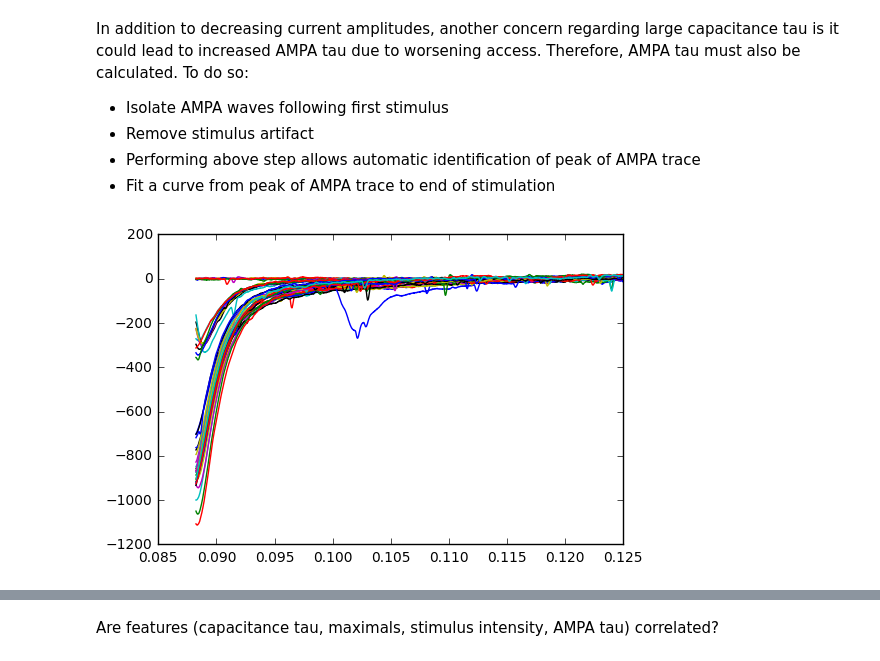
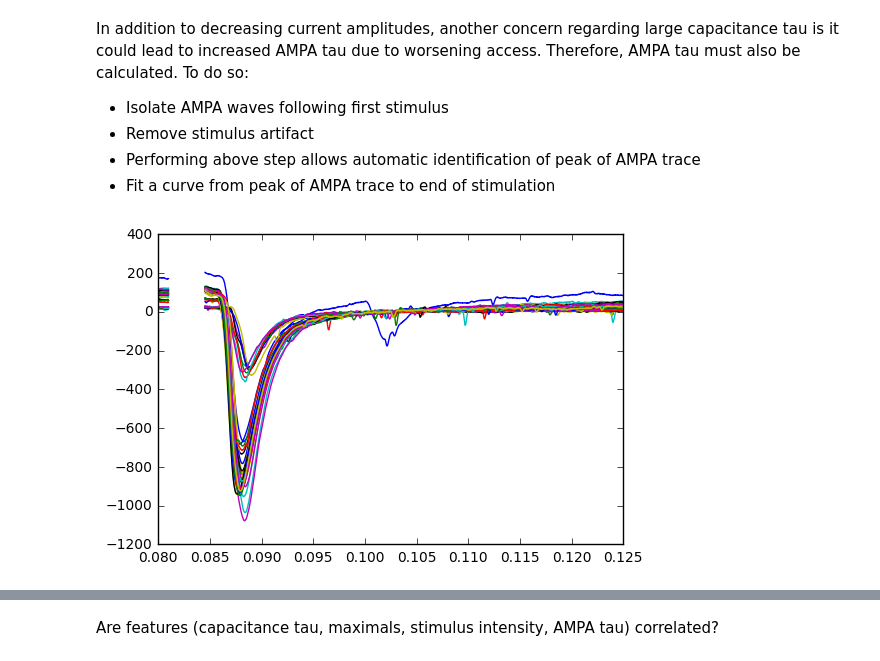
Before and after one commit to yuwie10/ephysAnalysis, a Jupyter notebook: ephysAnalysis2.ipynb, the cells around one changed output, grey strips where cells are left out. Cells and saved outputs as stored; diff of their text form; code cells hidden in the pictures.

```diff
--- a/ephysAnalysis2.ipynb
+++ b/ephysAnalysis2.ipynb
@@ -224,32 +277,30 @@ In addition to decreasing current amplitudes, another concern regarding large ca
 * Performing above step allows automatic identification of peak of AMPA trace
 * Fit a curve from peak of AMPA trace to end of stimulation
 # %%
-#redefine fxn so that can call time points, because must normalize AMPA decay to zero
 def normalize_traces(df, begin, end):
     '''Normalizes traces to baseline'''
     baseline = df[begin:end]
     baseline = baseline.dropna(axis = 0)
-    avg_baseline = baseline.apply(np.mean, axis = 0)
-    normalized_traces = df - avg_baseline
+    avg_baseline = baseline.mean()
+    normalized_traces = df.subtract(avg_baseline)
     return normalized_traces
 
 def remove_artifact(df, begin, end):
     '''Removes stimulus artifact'''
     df[begin:end] = np.nan
     return df
 
-#Find timepoint to normalize to AMPA decay baseline
-begin_AMPA_baseline = (first_stim_end - first_stim_begin) / 2
-
-normalized_AMPA = normalize_traces(all_waves[all_waves.columns[::2]],
-                                 begin_AMPA_baseline, first_stim_end)[first_stim_begin:first_stim_end]
+#Prep AMPA traces to fit decay curve
+#normalize AMPA traces to baseline, blank stimulus artifact
+AMPA = all_waves[all_waves.columns[::2]]
+normalized_AMPA = normalize_traces(AMPA, 0.096, 0.11)[first_stim_begin:first_stim_end]
 normalized_AMPA = remove_artifact(normalized_AMPA, first_art_begin, first_art_end)
 
-#identify cutoff for curve fitting automatically
-begin_AMPA_curve = normalized_AMPA.idxmin().median()
-AMPA_curve_to_fit = normalized_AMPA[begin_AMPA_curve:first_stim_end]
+#remove traces traces at zero = failures
+success_trace_index = normalized_AMPA.mean() <= -10 #if the mean of the trace is <= -10, trace is a failure
+success_traces = normalized_AMPA[normalized_AMPA.columns[success_trace_index]]
 
-plt.plot(AMPA_curve_to_fit)
+plt.plot(success_traces)
 plt.show();
 # %% [output]
-[figure, old version]
+[figure, new version]
```
Also changed, not shown: parts of 27 cells of this notebook.
